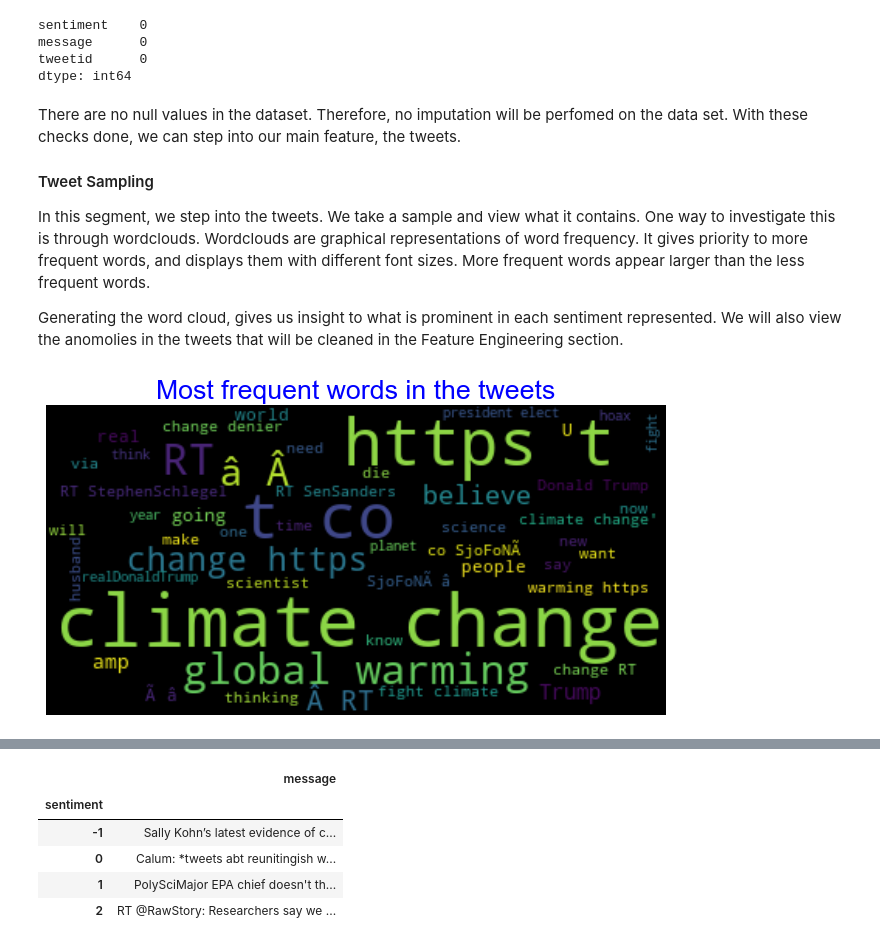
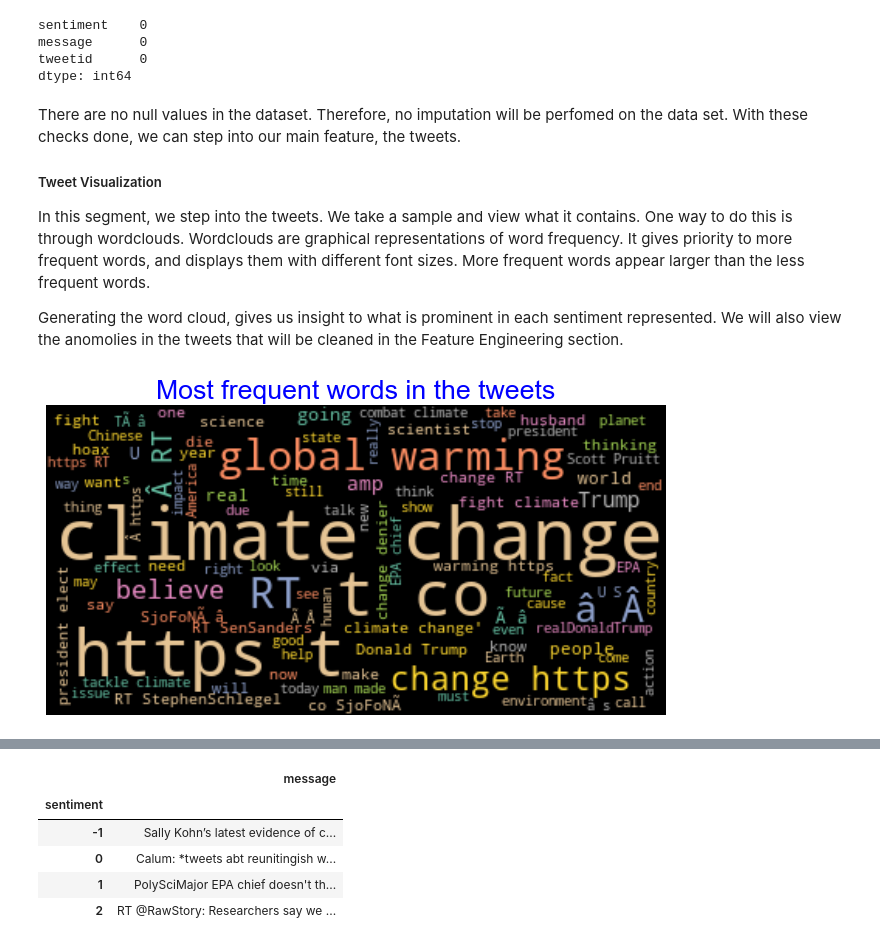
Before and after one commit to JessWN/2110ACDS_T13, a Jupyter notebook: 2110ACDS_T13.ipynb, the cells around one changed output, grey strips where cells are left out. Drawn from its saved outputs; the diff is of its cells as text; code cells hidden in the pictures.

```diff
--- a/2110ACDS_T13.ipynb
+++ b/2110ACDS_T13.ipynb
@@ -362,21 +381,25 @@ dtype: int64
 # %% [markdown]
 There are no null values in the dataset. Therefore, no imputation will be perfomed on the data set. With these checks done, we can step into our main feature, the tweets.
 
-#### Tweet Sampling
+##### Tweet Visualization
 
-In this segment, we step into the tweets. We take a sample and view what it contains. One way to investigate this is through wordclouds.
+In this segment, we step into the tweets. We take a sample and view what it contains. One way to do this is through wordclouds.
 Wordclouds are graphical representations of word frequency. It gives priority to more frequent words, and displays them with different font sizes. More frequent words appear larger than the less frequent words.
 
 Generating the word cloud, gives us insight to what is prominent in each sentiment represented. We will also view the anomolies in the tweets that will be cleaned in the Feature Engineering section.
 # %%
-wordcloud = WordCloud(max_font_size=50, max_words=50, background_color="black").generate(' '.join(train_df['message']))
+#generating the wordcloud to show the top 50 words
+wordcloud = WordCloud(max_font_size=50, min_font_size = 6, background_color="black",
+                      colormap = 'Set2').generate(' '.join(train_df['message']))
+#adjusting the size of the graph
 plt.figure(figsize=(10,6), dpi=80)
 
 # Display the generated image:
-# the matplotlib way:
 plt.imshow(wordcloud, interpolation='bilinear')
+
+#setting the title
 plt.title('Most frequent words in the tweets', fontsize = 24, color = 'blue')
 plt.axis("off")
 plt.show()
 # %% [output]
-[figure, old version]
+[figure, new version]
```
Also changed, not shown: parts of 86 cells of this notebook.
